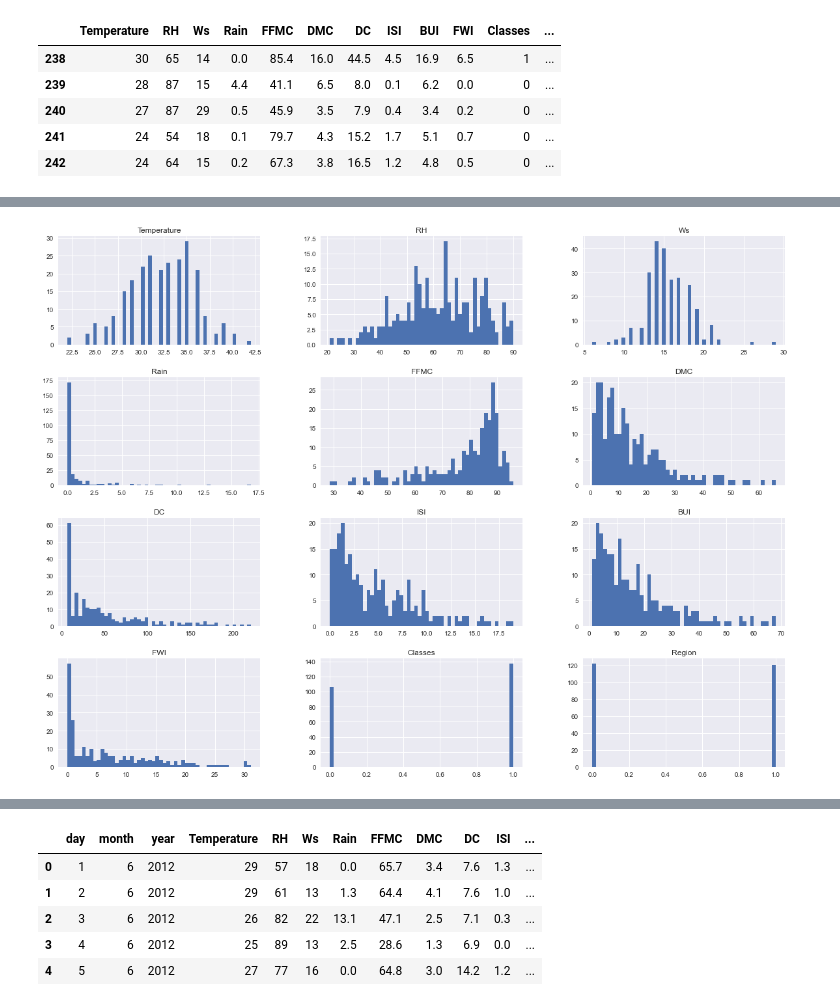
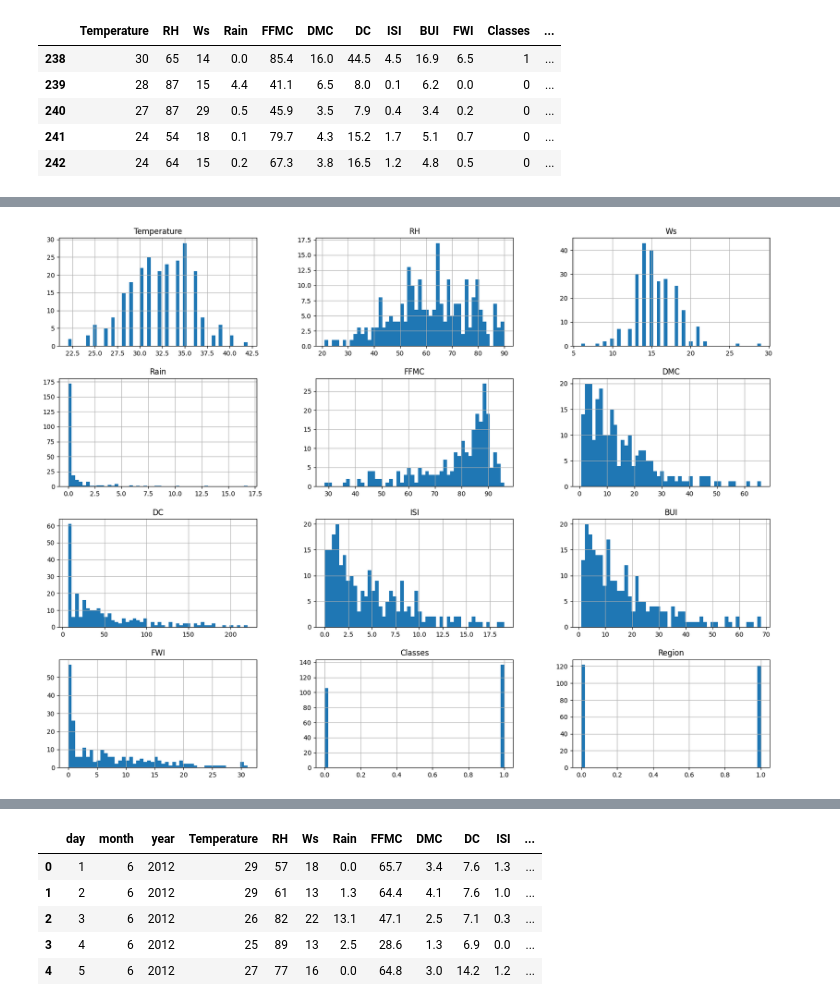
Before and after one commit to prathamesh-6099/DS-ML_DL, a Jupyter notebook: Ridge Lassso Elastic Regression Practicals/Ridge, Lasso Regression.ipynb, the cells around one changed output, grey strips where cells are left out. Saved outputs shown, nothing was run; the diff lists cells and outputs as text; code cells hidden in the pictures.

```diff
--- a/Ridge Lassso Elastic Regression Practicals/Ridge, Lasso Regression.ipynb
+++ b/Ridge Lassso Elastic Regression Practicals/Ridge, Lasso Regression.ipynb
@@ -349,10 +377,10 @@ Name: Classes, dtype: int64
 # %%
 ## Plot desnity plot for all features
-plt.style.use('seaborn')
+#plt.style.use('seaborn')
 df_copy.hist(bins=50,figsize=(20,15))
 plt.show()
 # %% [output]
-[figure, old version]
+[figure, new version]
 # %%
 ## Percentage for Pie Chart
 percentage=df_copy['Classes'].value_counts(normalize=True)*100
```
Also changed, not shown: parts of 9 cells of this notebook, 2 other files.
